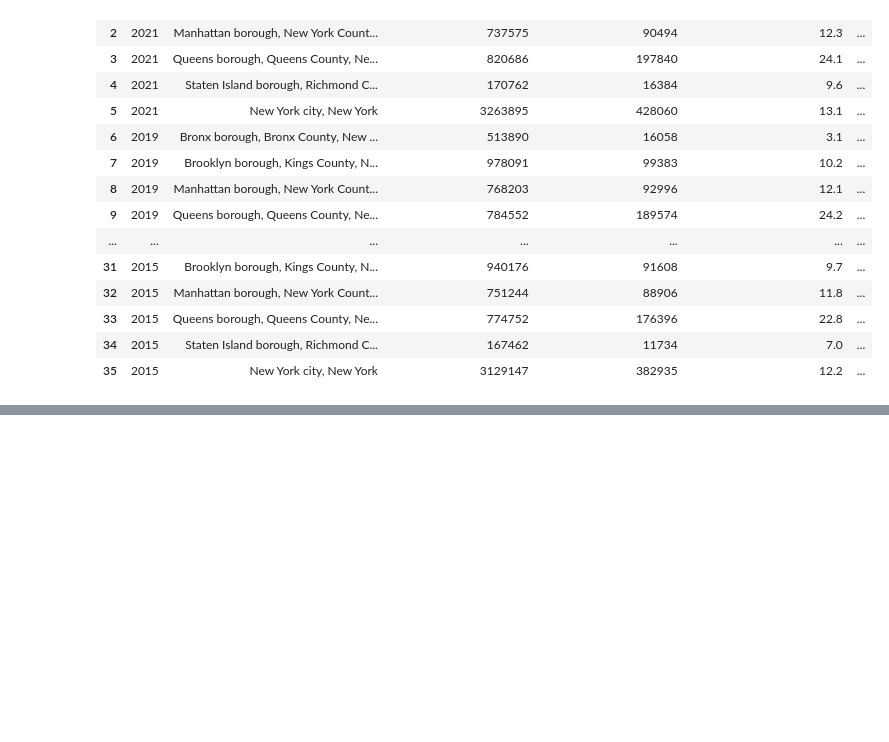
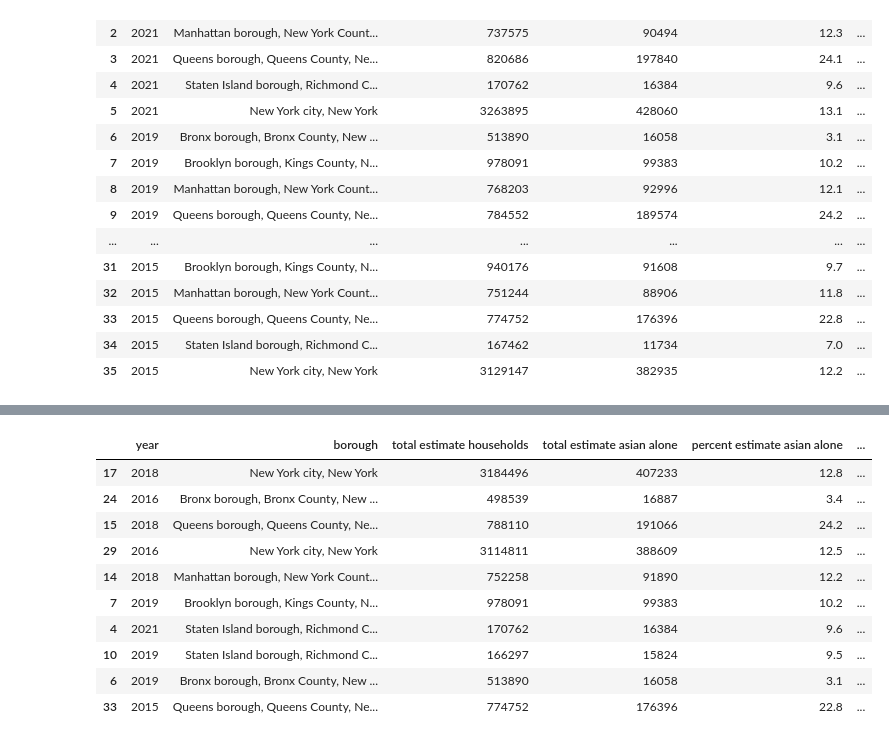
Before and after one commit to arubybonilla/2023-asam-benefits, a Jupyter notebook: 2023-asam-snap-food-stamps-analysis-smail-bonilla.ipynb, the cells around one changed output, grey strips where cells are left out. Drawn from its saved outputs; the diff is of its cells as text; code cells hidden in the pictures; blank space fills up the shorter version.

```diff
--- a/2023-asam-snap-food-stamps-analysis-smail-bonilla.ipynb
+++ b/2023-asam-snap-food-stamps-analysis-smail-bonilla.ipynb
@@ -26,0 +50,14 @@ df
+# %%
+df.sample(10)
+# %% [output]
+|  | year | borough | total estimate households | total estimate asian alone | percent estimate asian alone | ... |
+| 17 | 2018 | New York city, New York | 3184496 | 407233 | 12.8 | ... |
+| 24 | 2016 | Bronx borough, Bronx County, New ... | 498539 | 16887 | 3.4 | ... |
+| 15 | 2018 | Queens borough, Queens County, Ne... | 788110 | 191066 | 24.2 | ... |
+| 29 | 2016 | New York city, New York | 3114811 | 388609 | 12.5 | ... |
+| 14 | 2018 | Manhattan borough, New York Count... | 752258 | 91890 | 12.2 | ... |
+| 7 | 2019 | Brooklyn borough, Kings County, N... | 978091 | 99383 | 10.2 | ... |
+| 4 | 2021 | Staten Island borough, Richmond C... | 170762 | 16384 | 9.6 | ... |
+| 10 | 2019 | Staten Island borough, Richmond C... | 166297 | 15824 | 9.5 | ... |
+| 6 | 2019 | Bronx borough, Bronx County, New ... | 513890 | 16058 | 3.1 | ... |
+| 33 | 2015 | Queens borough, Queens County, Ne... | 774752 | 176396 | 22.8 | ... |
```
Also changed, not shown: parts of 2 cells of this notebook.
